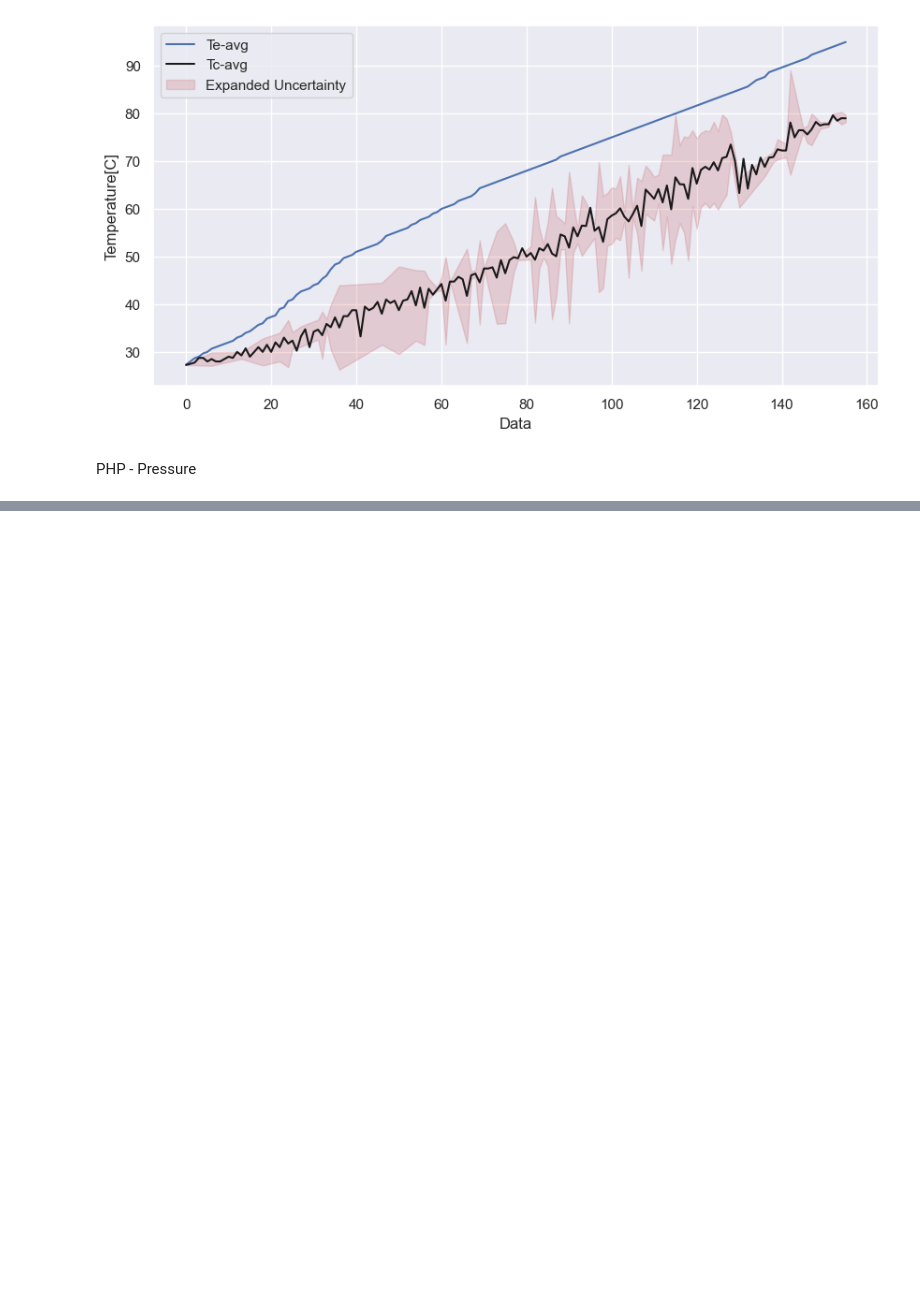
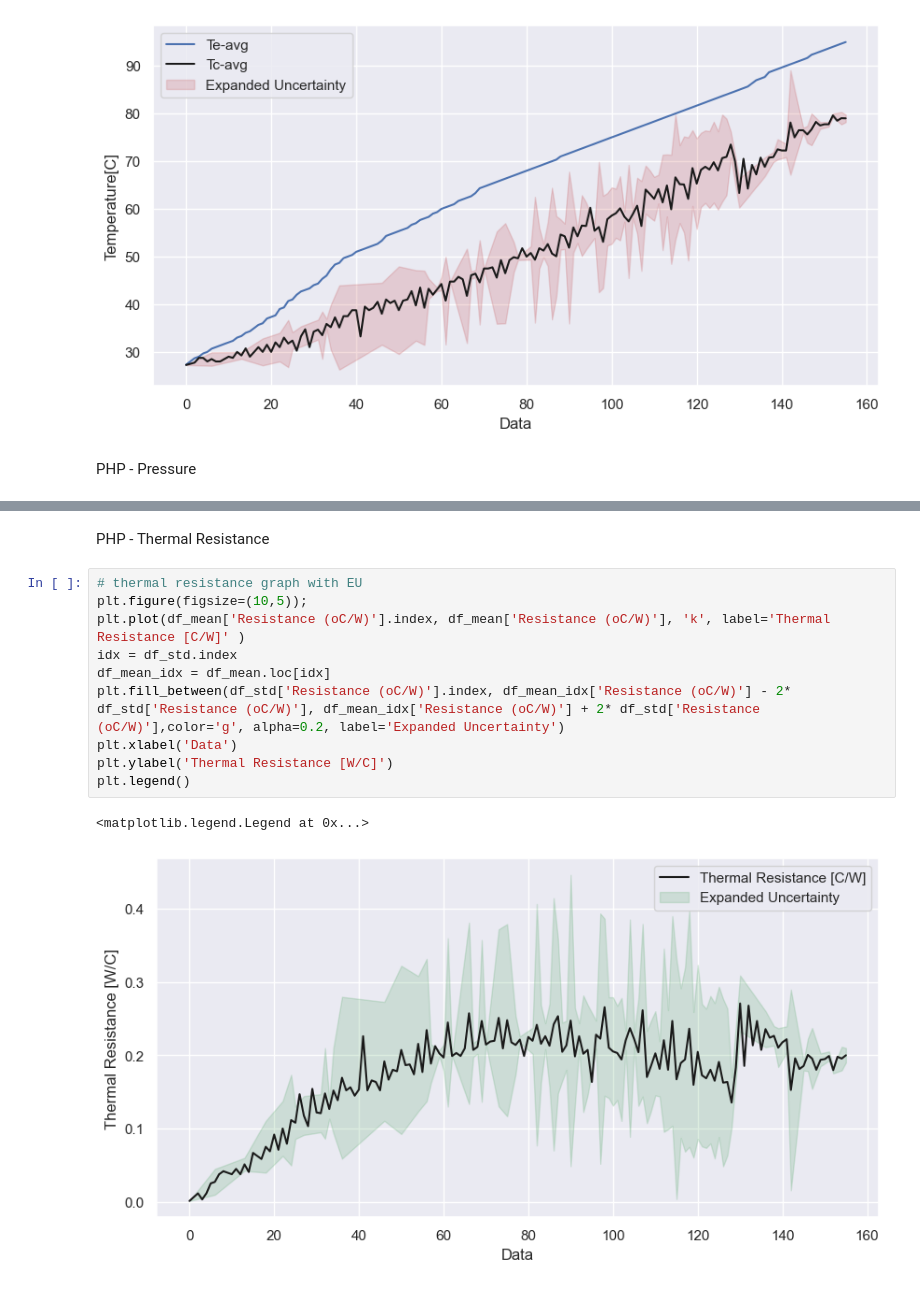
Before and after one commit to nirmalparmarphd/PulseHeatPipe, a Jupyter notebook: DA_php_al203_60fr.ipynb, the cells around one changed output, grey strips where cells are left out. Cells and saved outputs as stored; diff of their text form; blank space fills up the shorter version.

Commit message:
thermal resistance graph added

```diff
--- a/DA_php_al203_60fr.ipynb
+++ b/DA_php_al203_60fr.ipynb
@@ -166,3 +167,18 @@ plt.legend()
 # %% [output]
 <matplotlib.legend.Legend at 0x...>
 [figure]
+# %% [markdown]
+PHP - Thermal Resistance
+# %%
+# thermal resistance graph with EU
+plt.figure(figsize=(10,5));
+plt.plot(df_mean['Resistance (oC/W)'].index, df_mean['Resistance (oC/W)'], 'k', label='Thermal Resistance [C/W]' )
+idx = df_std.index
+df_mean_idx = df_mean.loc[idx]
+plt.fill_between(df_std['Resistance (oC/W)'].index, df_mean_idx['Resistance (oC/W)'] - 2* df_std['Resistance (oC/W)'], df_mean_idx['Resistance (oC/W)'] + 2* df_std['Resistance (oC/W)'],color='g', alpha=0.2, label='Expanded Uncertainty')
+plt.xlabel('Data')
+plt.ylabel('Thermal Resistance [W/C]')
+plt.legend()
+# %% [output]
+<matplotlib.legend.Legend at 0x...>
+[figure, added]
```
Also changed, not shown: parts of 2 cells of this notebook.
